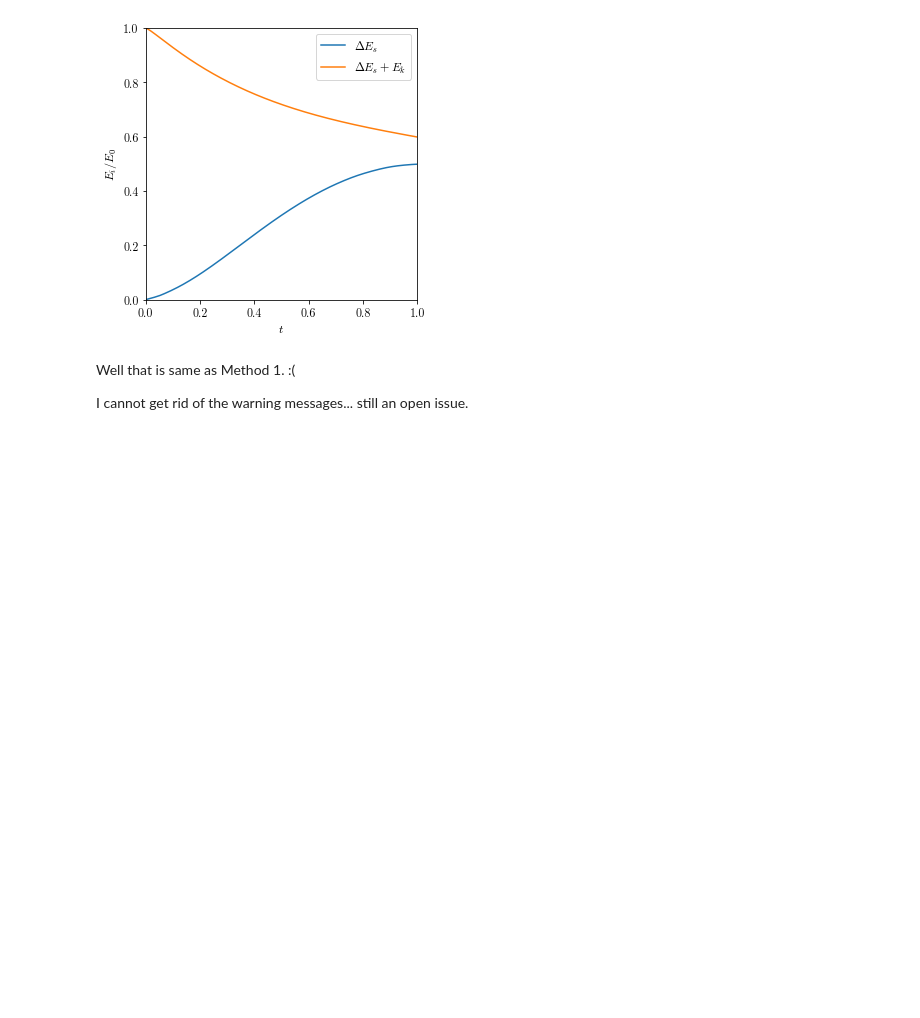
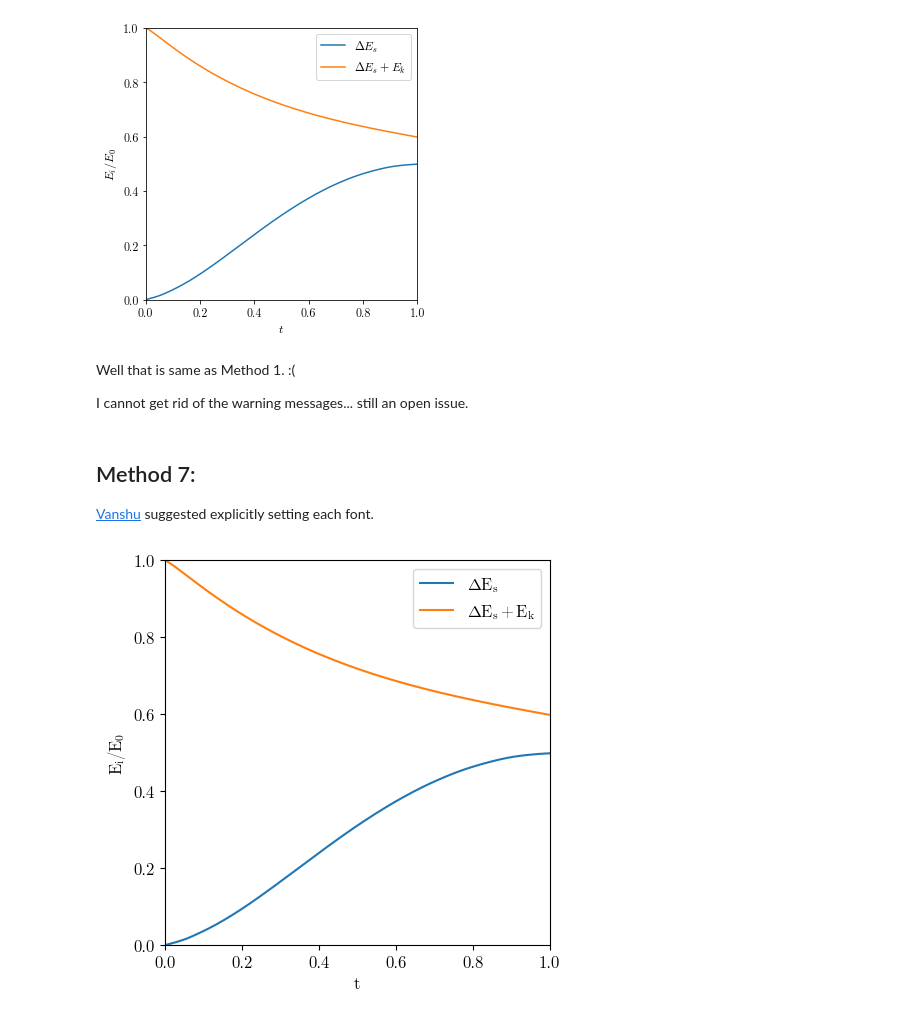
Before and after one commit to VatsalSy/ExperimentMatplotlibFont, a Jupyter notebook: MatplotlibFonts.ipynb, the cells around one changed output. Drawn from its saved outputs; the diff is of its cells as text; code cells hidden in the pictures; blank space fills up the shorter version.

Commit message:
Tried some tricks from Vanshu

```diff
--- a/MatplotlibFonts.ipynb
+++ b/MatplotlibFonts.ipynb
@@ -310,3 +312,39 @@ TeX  NOT subset; don't know how to subset; dropped
 Well that is same as Method 1. :(
 
 I cannot get rid of the warning messages... still an open issue.
+# %% [markdown]
+## Method 7:
+
+[Vanshu](https://github.com/ygsvanshu) suggested explicitly setting each font.
+# %%
+mpl.rcParams.update(mpl.rcParamsDefault)
+
+mpl.rcParams['text.usetex']=False
+for font in mpl.font_manager.findSystemFonts(fontpaths='matplotlibFonts/', fontext="ttf"):
+    mpl.font_manager.fontManager.addfont(font)
+mpl.rcParams['font.family']='CMU serif'
+mpl.rcParams['mathtext.fontset']='custom'
+mpl.rcParams['mathtext.fallback']='cm'
+mpl.rcParams['mathtext.it'] ='CMU serif'
+mpl.rcParams['mathtext.rm'] ='CMU serif'
+mpl.rcParams['mathtext.tt'] ='CMU serif'
+mpl.rcParams['mathtext.bf'] ='CMU serif'
+mpl.rcParams['mathtext.cal'] ='CMU serif'
+mpl.rcParams['mathtext.sf'] ='CMU serif'
+mpl.rcParams['axes.unicode_minus']=False
+
+AxesLabel, TickLabel = [12, 12]
+plt.rcParams.update({
+    'font.size' : TickLabel,                   # Set font size to 11pt
+    'axes.labelsize': AxesLabel,               # -> axis labels
+    'legend.fontsize': AxesLabel,              # -> legends
+    'xtick.labelsize': TickLabel,              # -> x-axis tick labels
+    'ytick.labelsize': TickLabel,              # -> y-axis tick labels
+})
+
+df = import_data('Test.dat')
+# print(df.head())
+# Plotting the data in the dataframe df and saving the plot as a pdf file called Test.pdf
+plot_data(df, 'Test_useNoTeX_v2.pdf')
+# %% [output]
+[figure, added]
```
Also changed, not shown: parts of 4 cells of this notebook, 9 other files.
